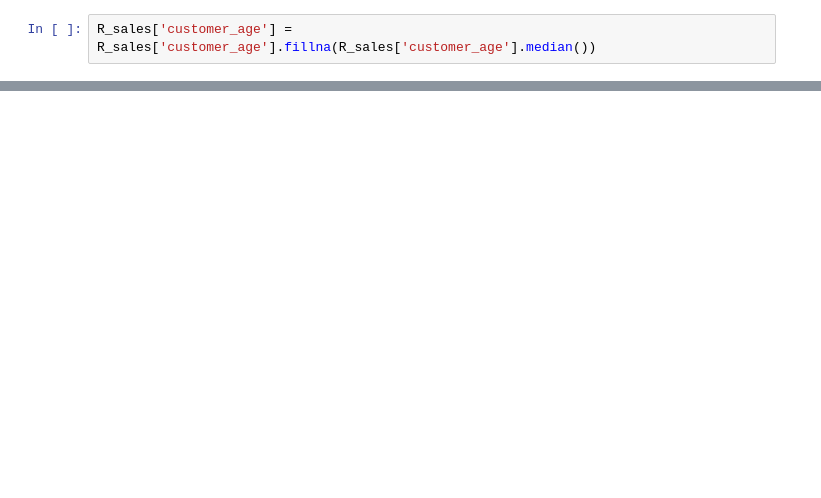
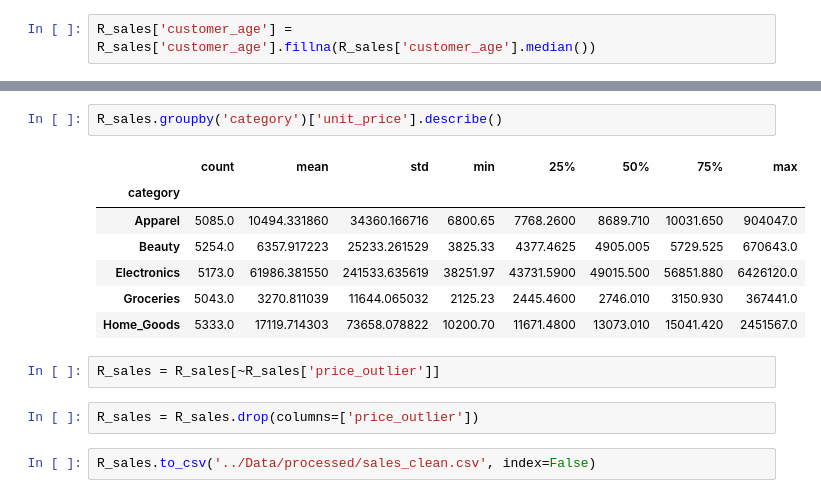
Before and after one commit to Ogidi-Peter/Retailpulse, a Jupyter notebook: notebook/Sales.ipynb, the cells around one changed output, grey strips where cells are left out. Drawn from its saved outputs; the diff is of its cells as text; blank space fills up the shorter version.

```diff
--- a/notebook/Sales.ipynb
+++ b/notebook/Sales.ipynb
@@ -232,0 +257,16 @@ R_sales['customer_age'] = R_sales['customer_age'].fillna(R_sales['customer_age']
+# %%
+R_sales.groupby('category')['unit_price'].describe()
+# %% [output]
+|  | count | mean | std | min | 25% | 50% | 75% | max |
+| category |  |  |  |  |  |  |  |  |
+| Apparel | 5085.0 | 10494.331860 | 34360.166716 | 6800.65 | 7768.2600 | 8689.710 | 10031.650 | 904047.0 |
+| Beauty | 5254.0 | 6357.917223 | 25233.261529 | 3825.33 | 4377.4625 | 4905.005 | 5729.525 | 670643.0 |
+| Electronics | 5173.0 | 61986.381550 | 241533.635619 | 38251.97 | 43731.5900 | 49015.500 | 56851.880 | 6426120.0 |
+| Groceries | 5043.0 | 3270.811039 | 11644.065032 | 2125.23 | 2445.4600 | 2746.010 | 3150.930 | 367441.0 |
+| Home_Goods | 5333.0 | 17119.714303 | 73658.078822 | 10200.70 | 11671.4800 | 13073.010 | 15041.420 | 2451567.0 |
+# %%
+R_sales = R_sales[~R_sales['price_outlier']]
+# %%
+R_sales = R_sales.drop(columns=['price_outlier'])
+# %%
+R_sales.to_csv('../Data/processed/sales_clean.csv', index=False)
```
Also changed, not shown: parts of 9 cells of this notebook, 1 other file.
